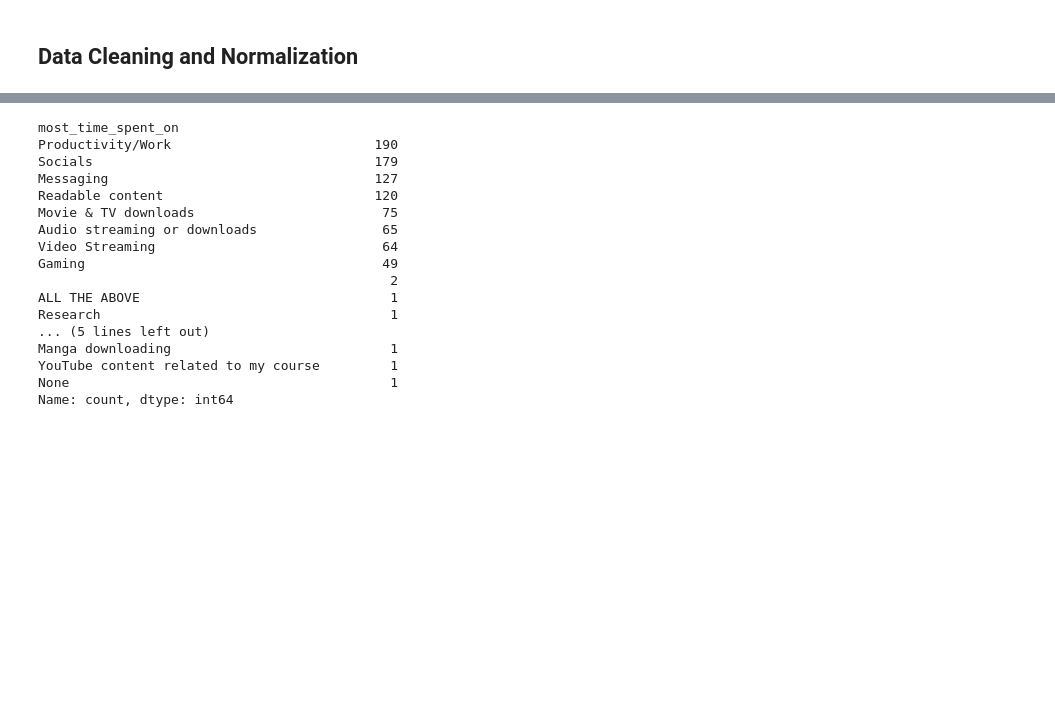
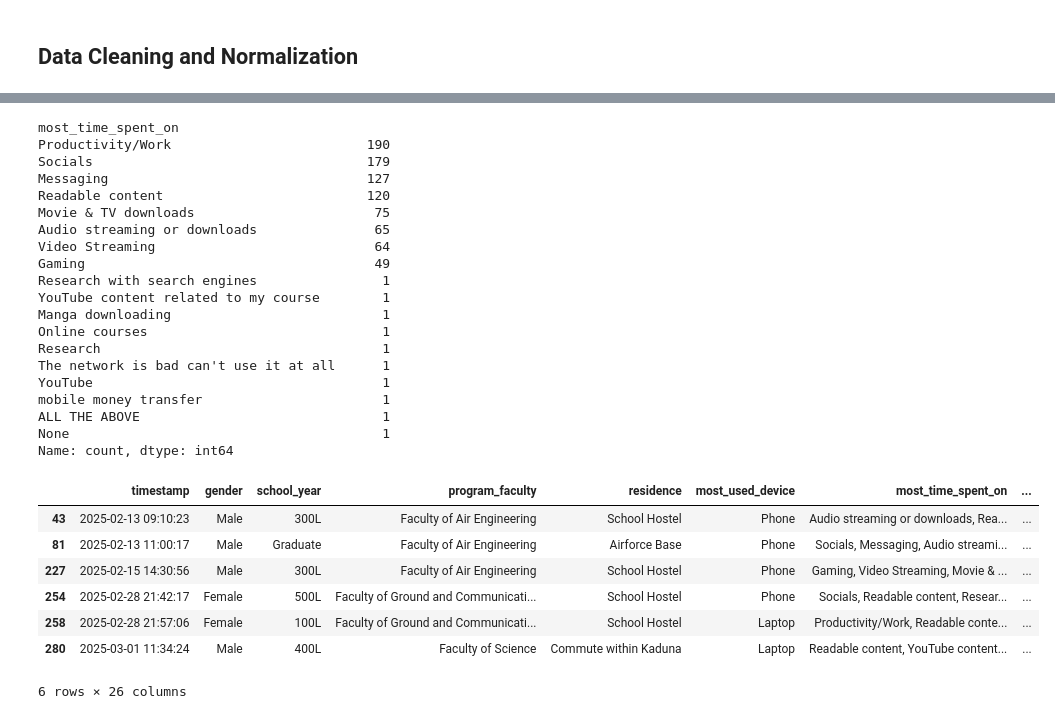
Before and after one commit to kingksjo/internet-survey, a Jupyter notebook: internet-survey.ipynb, the cells around one changed output, grey strips where cells are left out. Saved outputs shown, nothing was run; the diff lists cells and outputs as text; code cells hidden in the pictures; blank space fills up the shorter version.

```diff
--- a/internet-survey.ipynb
+++ b/internet-survey.ipynb
@@ -43,6 +41,8 @@ def clean_data(data):
     data['most_used_device'] = data['most_used_device'].str.strip()
     # Replace all instances of "phone and laptop" with "Phone" in column: 'most_used_device'
     data.loc[data['most_used_device'].str.lower() == "phone and laptop".lower(), 'most_used_device'] = "Phone"
+    # Remove leading and trailing whitespace in column: 'most_time_spent_on'
+    data['most_time_spent_on'] = data['most_time_spent_on'].str.strip()
     # Replace missing values with "None" in column: 'most_time_spent_on'
     data = data.fillna({'most_time_spent_on': "None"})
     # Replace missing values with "None" in column: 'suggestions_for_improvement'
@@ -50,7 +50,7 @@ def clean_data(data):
     return data
 
 data = clean_data(data.copy())
-data.head()
+data
 # %% [output]
 |  | timestamp | gender | school_year | program_faculty | residence | most_used_device | most_time_spent_on | ... |
 | 0 | 2025-02-13 01:39:04 | Male | 400L | Faculty of Ground and Communicati... | School Hostel | Laptop | Video Streaming, Socials, Messaging | ... |
@@ -62,21 +68,36 @@ data.head()
 # %%
-# exploded = data["most_time_spent_on"].str.split(', ').explode()
-# exploded.value_counts()
+exploded_most_time_spent_on = data["most_time_spent_on"].str.split(', ').explode()
+exploded_most_time_spent_on = exploded_most_time_spent_on.str.strip(",").str.strip()
+exploded_most_time_spent_on.value_counts()
 # %% [output]
 most_time_spent_on
-Productivity/Work                          190
-Socials                                    179
-Messaging                                  127
-Readable content                           120
-Movie & TV downloads                        75
-Audio streaming or downloads                65
-Video Streaming                             64
-Gaming                                      49
-                                             2
-ALL THE ABOVE                                1
-Research                                     1
-... (5 lines left out)
-Manga downloading                            1
-YouTube content related to my course         1
-None                                         1
+Productivity/Work                         190
+Socials                                   179
+Messaging                                 127
+Readable content                          120
+Movie & TV downloads                       75
+Audio streaming or downloads               65
+Video Streaming                            64
+Gaming                                     49
+Research with search engines                1
+YouTube content related to my course        1
+Manga downloading                           1
+Online courses                              1
+Research                                    1
+The network is bad can't use it at all      1
+YouTube                                     1
+mobile money transfer                       1
+ALL THE ABOVE                               1
+None                                        1
 Name: count, dtype: int64
+# %%
+data[data["most_time_spent_on"].str.contains("Readable content,")]
+# %% [output]
+|  | timestamp | gender | school_year | program_faculty | residence | most_used_device | most_time_spent_on | ... |
+| 43 | 2025-02-13 09:10:23 | Male | 300L | Faculty of Air Engineering | School Hostel | Phone | Audio streaming or downloads, Rea... | ... |
+| 81 | 2025-02-13 11:00:17 | Male | Graduate | Faculty of Air Engineering | Airforce Base | Phone | Socials, Messaging, Audio streami... | ... |
+| 227 | 2025-02-15 14:30:56 | Male | 300L | Faculty of Air Engineering | School Hostel | Phone | Gaming, Video Streaming, Movie & ... | ... |
+| 254 | 2025-02-28 21:42:17 | Female | 500L | Faculty of Ground and Communicati... | School Hostel | Phone | Socials, Readable content, Resear... | ... |
+| 258 | 2025-02-28 21:57:06 | Female | 100L | Faculty of Ground and Communicati... | School Hostel | Laptop | Productivity/Work, Readable conte... | ... |
+| 280 | 2025-03-01 11:34:24 | Male | 400L | Faculty of Science | Commute within Kaduna | Laptop | Readable content, YouTube content... | ... |
+6 rows × 26 columns
```
Also changed, not shown: parts of 4 cells of this notebook.
